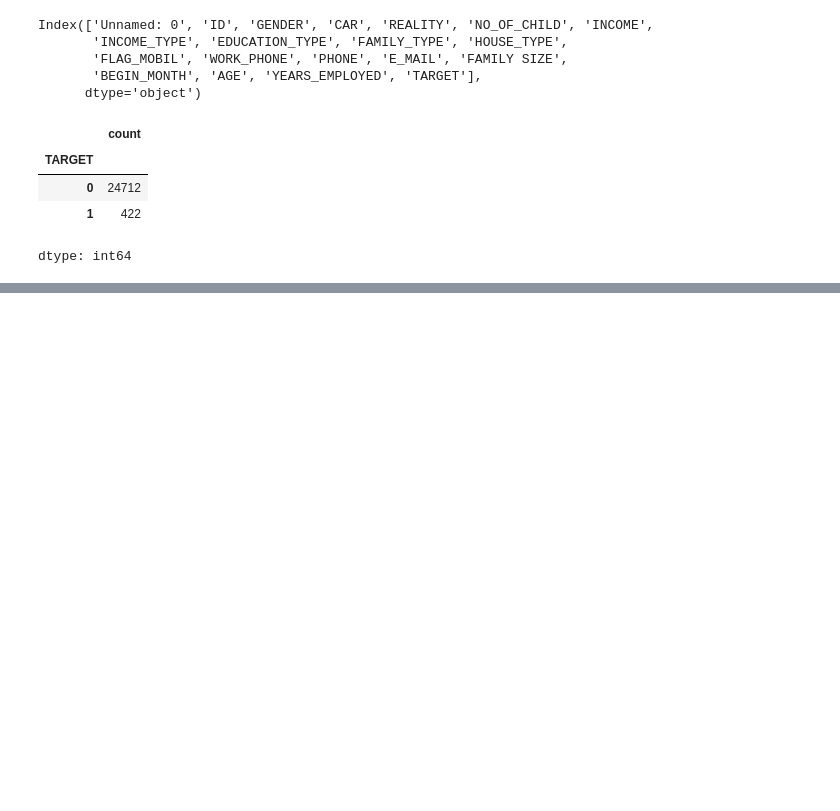
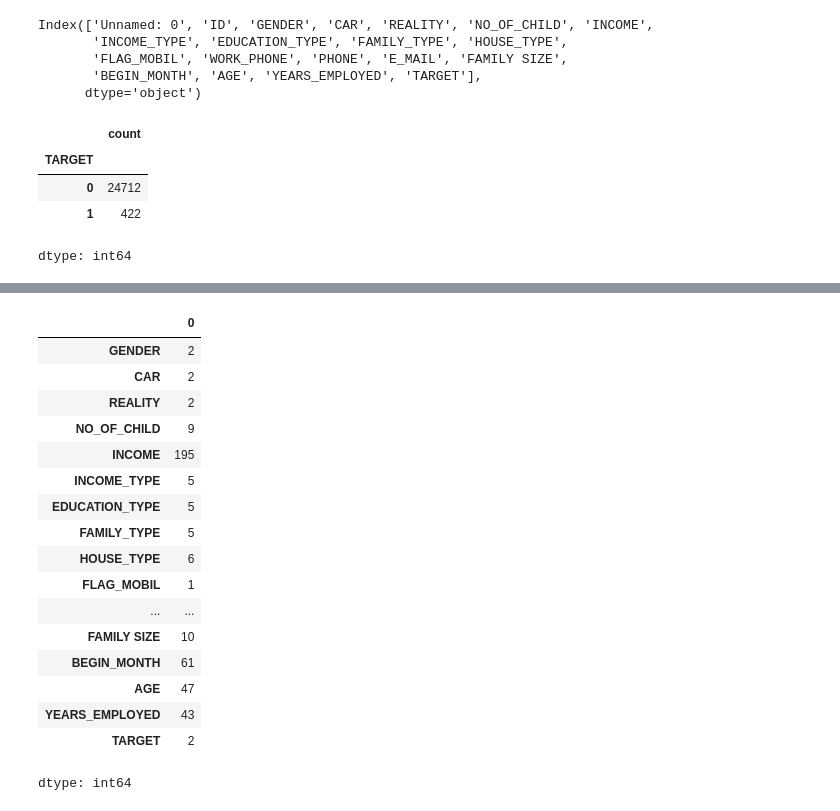
Before and after one commit to HarshGujarathi7/Data-Science-in-Finance--Independent-Study, a Jupyter notebook: Fraud_Detection_Data_Paper.ipynb, the cells around one changed output, grey strips where cells are left out. Saved outputs shown, nothing was run; the diff lists cells and outputs as text; code cells hidden in the pictures; blank space fills up the shorter version.

```diff
--- a/Fraud_Detection_Data_Paper.ipynb
+++ b/Fraud_Detection_Data_Paper.ipynb
@@ -36,0 +51,21 @@ ds2_test.head()
+# %%
+ds3.nunique()
+# %% [output]
+|  | 0 |
+| GENDER | 2 |
+| CAR | 2 |
+| REALITY | 2 |
+| NO_OF_CHILD | 9 |
+| INCOME | 195 |
+| INCOME_TYPE | 5 |
+| EDUCATION_TYPE | 5 |
+| FAMILY_TYPE | 5 |
+| HOUSE_TYPE | 6 |
+| FLAG_MOBIL | 1 |
+| ... | ... |
+| FAMILY SIZE | 10 |
+| BEGIN_MONTH | 61 |
+| AGE | 47 |
+| YEARS_EMPLOYED | 43 |
+| TARGET | 2 |
+dtype: int64
```
Also changed, not shown: parts of 9 cells of this notebook.
